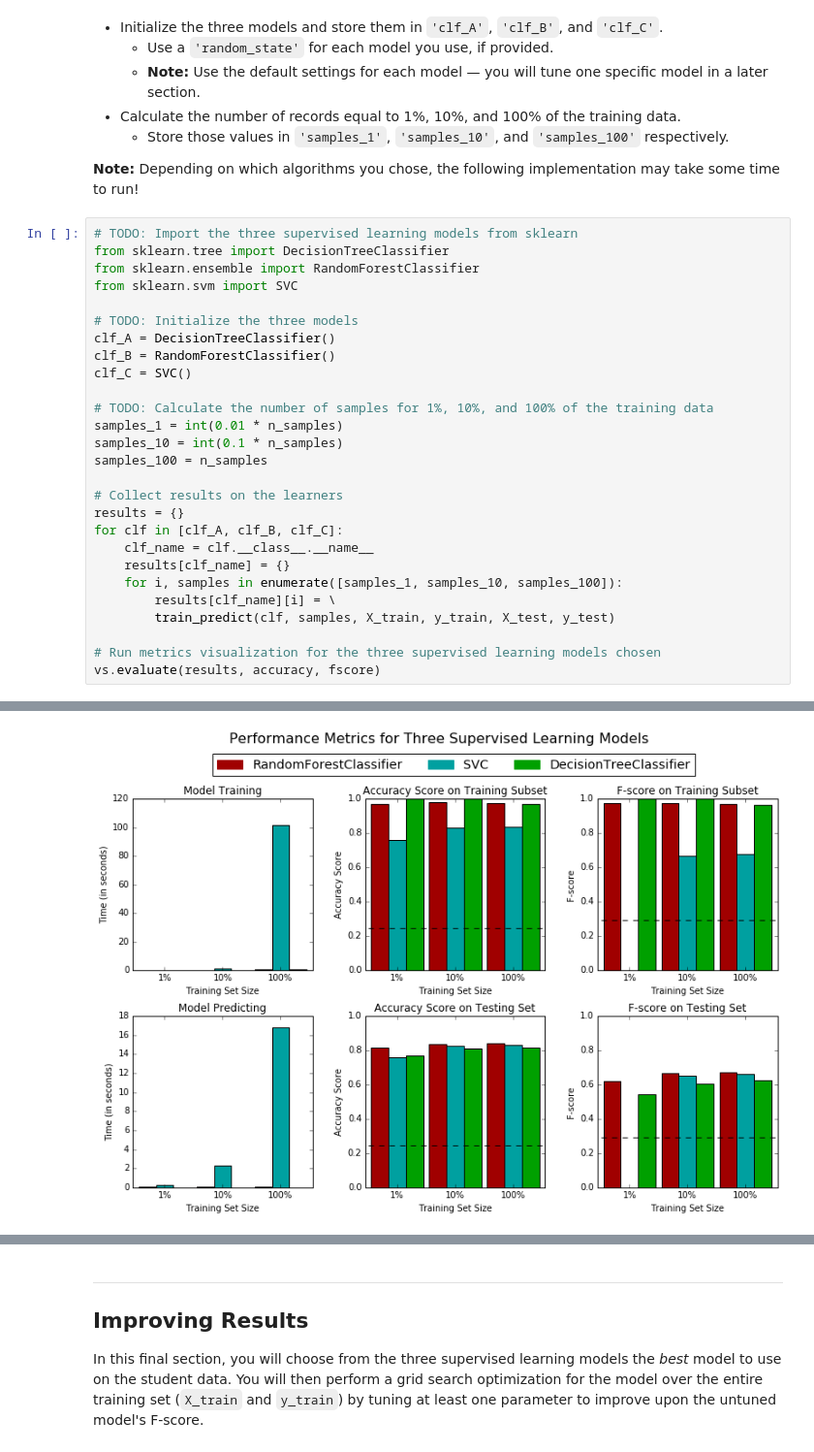
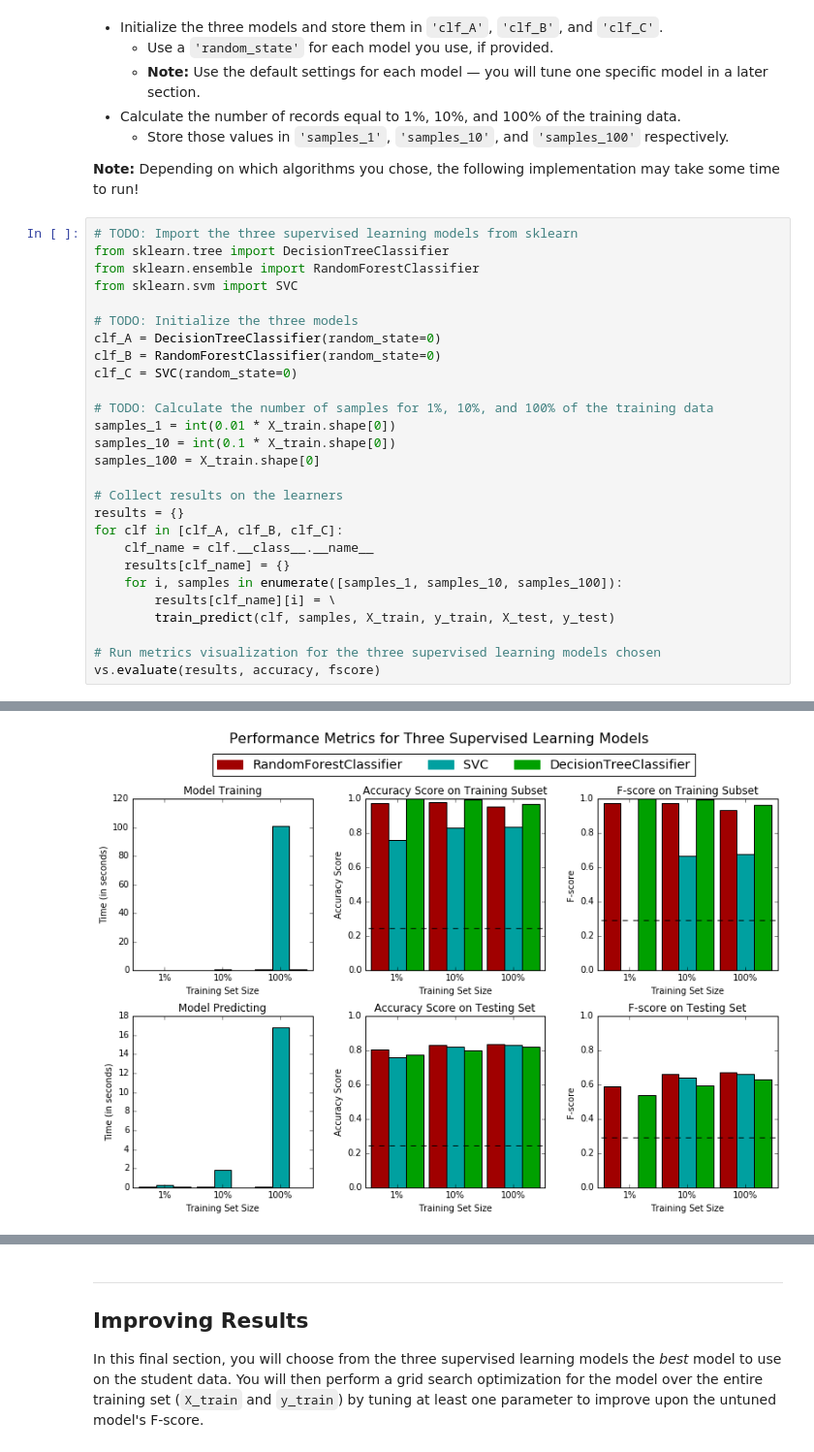
Before and after one commit to railsnoob/finding_donors, a Jupyter notebook: finding_donors.ipynb, the cells around one changed output, grey strips where cells are left out. Shown at 97% size. Drawn from its saved outputs; the diff is of its cells as text.

```diff
--- a/finding_donors.ipynb
+++ b/finding_donors.ipynb
@@ -467,14 +490,14 @@ from sklearn.ensemble import RandomForestClassifier
 from sklearn.svm import SVC
 
 # TODO: Initialize the three models
-clf_A = DecisionTreeClassifier()
-clf_B = RandomForestClassifier()
-clf_C = SVC()
+clf_A = DecisionTreeClassifier(random_state=0)
+clf_B = RandomForestClassifier(random_state=0)
+clf_C = SVC(random_state=0)
 
 # TODO: Calculate the number of samples for 1%, 10%, and 100% of the training data
-samples_1 = int(0.01 * n_samples)
-samples_10 = int(0.1 * n_samples)
-samples_100 = n_samples
+samples_1 = int(0.01 * X_train.shape[0])
+samples_10 = int(0.1 * X_train.shape[0])
+samples_100 = X_train.shape[0]
 
 # Collect results on the learners
 results = {}
@@ -508,4 +531,4 @@ SVC trained on 45222 samples.
-[figure, old version]
+[figure, new version]
 # %%
 print clf_A.feature_importances_
 print clf_A.max_features_
```
Also changed, not shown: parts of 7 cells of this notebook, 1 other file.
